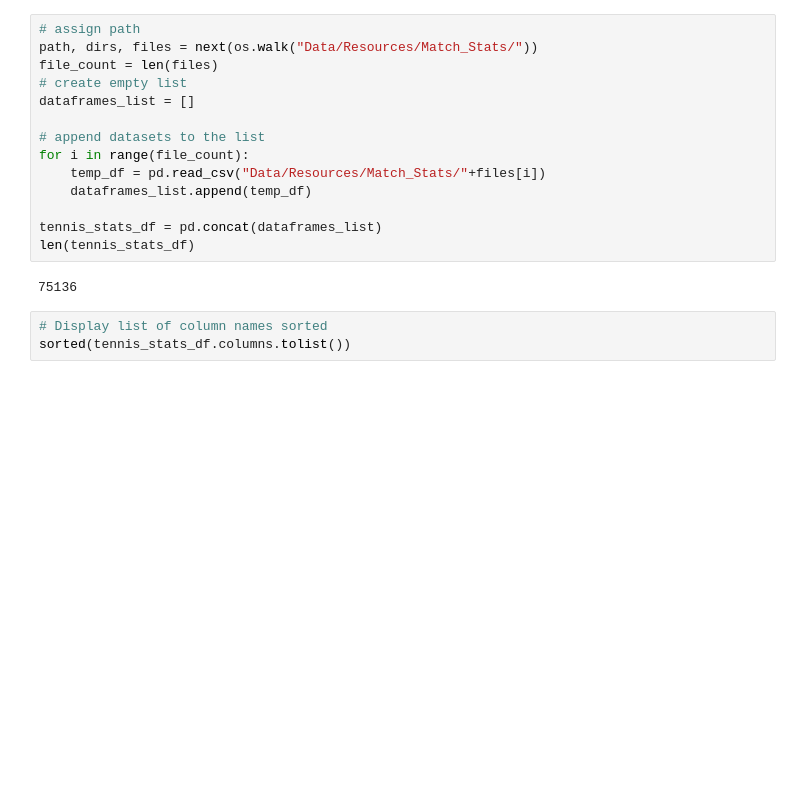
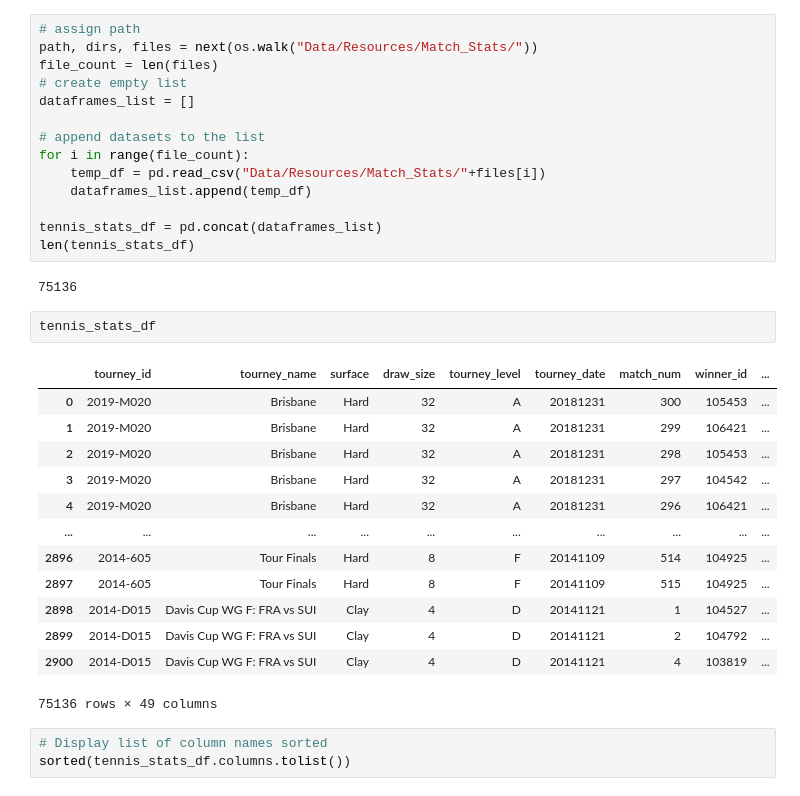
Before and after one commit to kathyming/Tennis_Analysis, a Jupyter notebook: clean_tennis_match_stats.ipynb, the cells around one changed output. Cells and saved outputs as stored; diff of their text form; blank space fills up the shorter version.

```diff
--- a/clean_tennis_match_stats.ipynb
+++ b/clean_tennis_match_stats.ipynb
@@ -32,6 +32,22 @@ tennis_stats_df = pd.concat(dataframes_list)
 len(tennis_stats_df)
 # %% [output]
 75136
+# %%
+tennis_stats_df
+# %% [output]
+|  | tourney_id | tourney_name | surface | draw_size | tourney_level | tourney_date | match_num | winner_id | ... |
+| 0 | 2019-M020 | Brisbane | Hard | 32 | A | 20181231 | 300 | 105453 | ... |
+| 1 | 2019-M020 | Brisbane | Hard | 32 | A | 20181231 | 299 | 106421 | ... |
+| 2 | 2019-M020 | Brisbane | Hard | 32 | A | 20181231 | 298 | 105453 | ... |
+| 3 | 2019-M020 | Brisbane | Hard | 32 | A | 20181231 | 297 | 104542 | ... |
+| 4 | 2019-M020 | Brisbane | Hard | 32 | A | 20181231 | 296 | 106421 | ... |
+| ... | ... | ... | ... | ... | ... | ... | ... | ... | ... |
+| 2896 | 2014-605 | Tour Finals | Hard | 8 | F | 20141109 | 514 | 104925 | ... |
+| 2897 | 2014-605 | Tour Finals | Hard | 8 | F | 20141109 | 515 | 104925 | ... |
+| 2898 | 2014-D015 | Davis Cup WG F: FRA vs SUI | Clay | 4 | D | 20141121 | 1 | 104527 | ... |
+| 2899 | 2014-D015 | Davis Cup WG F: FRA vs SUI | Clay | 4 | D | 20141121 | 2 | 104792 | ... |
+| 2900 | 2014-D015 | Davis Cup WG F: FRA vs SUI | Clay | 4 | D | 20141121 | 4 | 103819 | ... |
+75136 rows × 49 columns
 # %%
 # Display list of column names sorted
 sorted(tennis_stats_df.columns.tolist())
```
Also changed, not shown: parts of 12 cells of this notebook, 28 other files.
